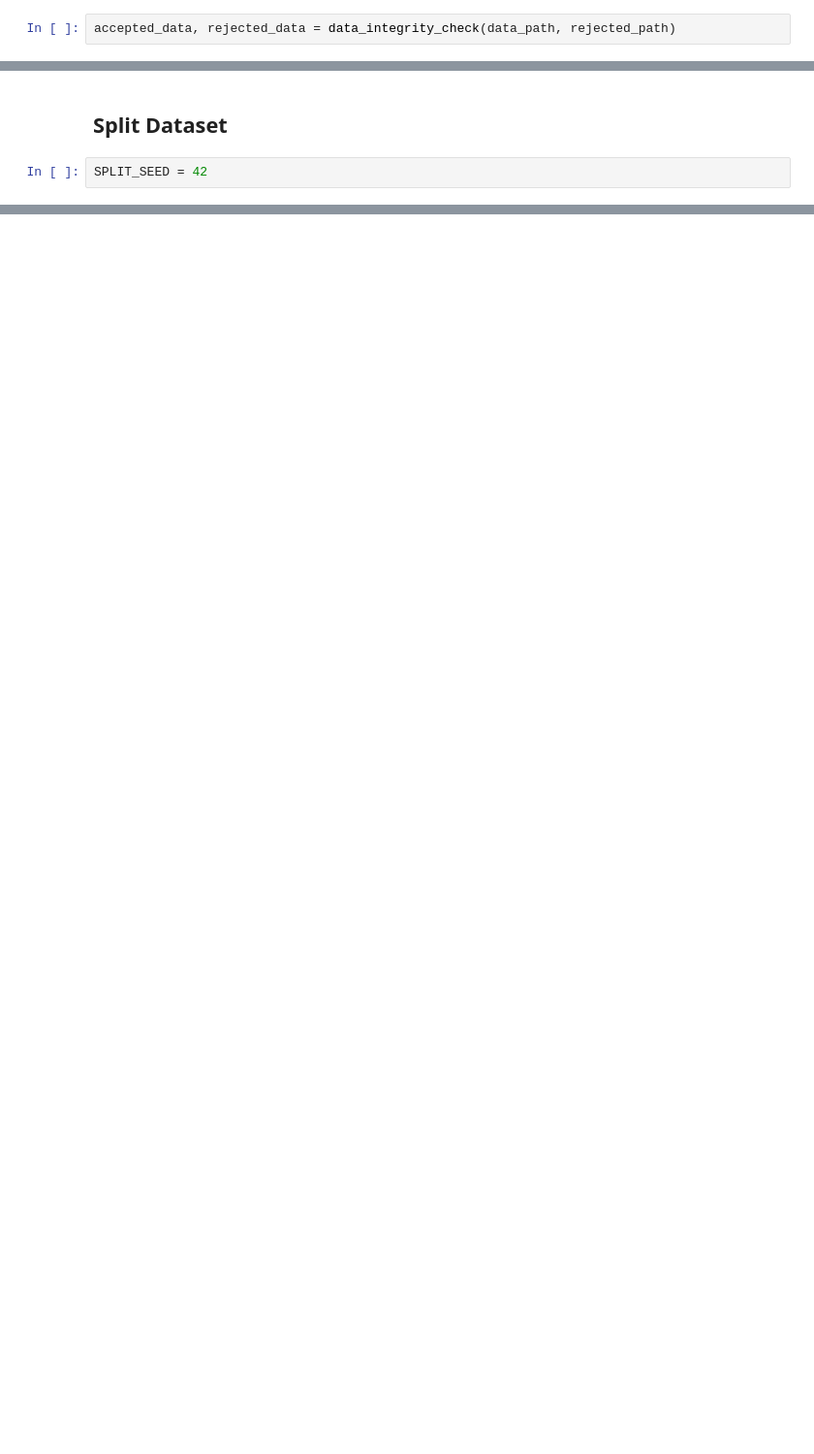
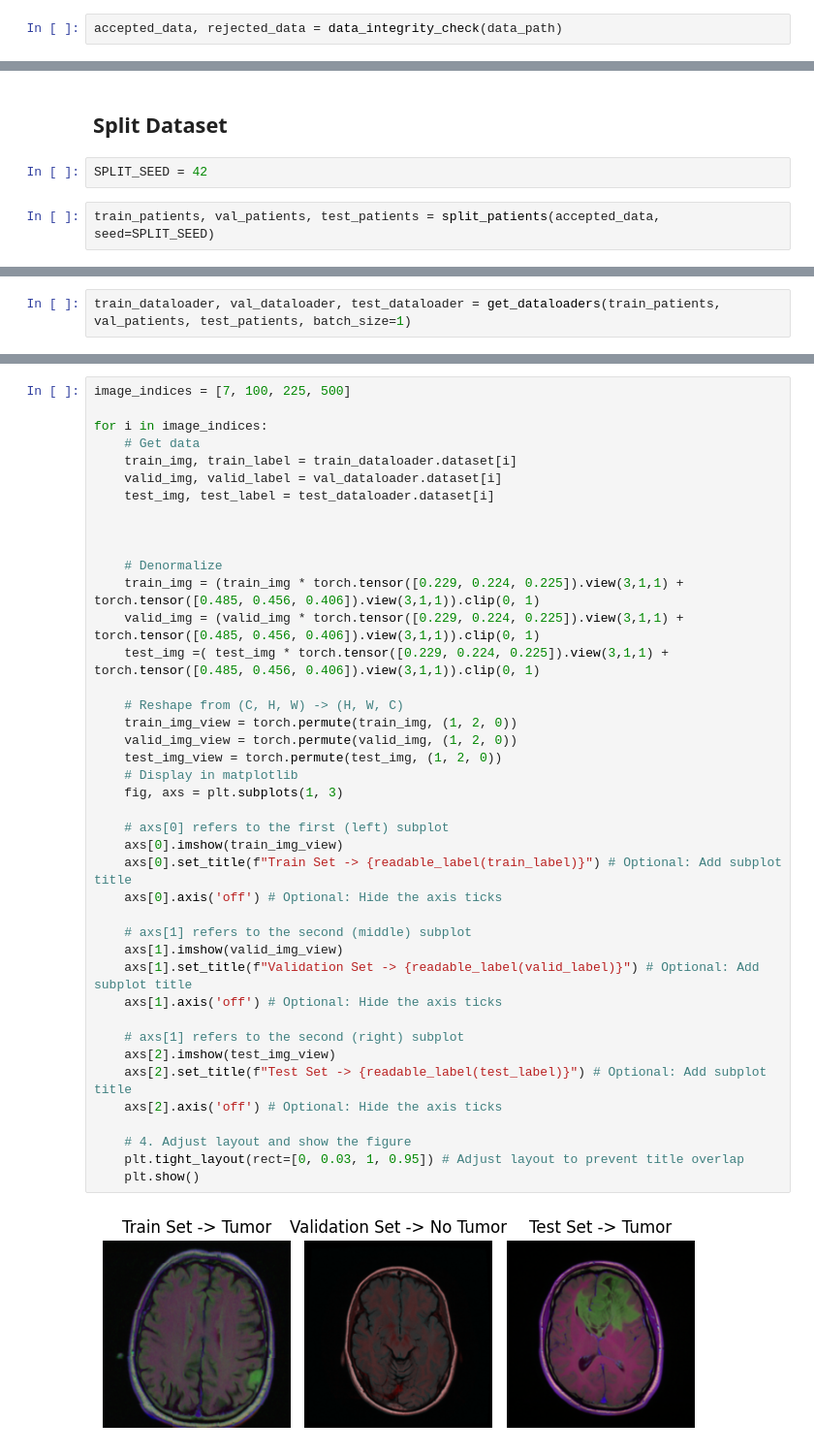
Before and after one commit to CodyMacMLE/BrainTumorMRIClassification, a Jupyter notebook: notebooks/02_data_pipeline.ipynb, the cells around one changed output, grey strips where cells are left out. Shown at 97% size. Cells and saved outputs as stored; diff of their text form; blank space fills up the shorter version.

Commit message:
data exploration for dataloader pipeline

```diff
--- a/notebooks/02_data_pipeline.ipynb
+++ b/notebooks/02_data_pipeline.ipynb
@@ -16,5 +20,5 @@ print(len(glob.glob("../data/raw/lgg-mri-segmentation/kaggle_3m/*")))
 # %% [output]
 112
 # %%
-accepted_data, rejected_data = data_integrity_check(data_path, rejected_path)
+accepted_data, rejected_data = data_integrity_check(data_path)
 # %% [output]
@@ -23,3 +28,5 @@ KeyboardInterrupt:
 ## Split Dataset
 # %%
 SPLIT_SEED = 42
+# %%
+train_patients, val_patients, test_patients = split_patients(accepted_data, seed=SPLIT_SEED)
@@ -25,0 +38,2 @@ SPLIT_SEED = 42
+# %%
+train_dataloader, val_dataloader, test_dataloader = get_dataloaders(train_patients, val_patients, test_patients, batch_size=1)
@@ -25,0 +63,43 @@ SPLIT_SEED = 42
+# %%
+image_indices = [7, 100, 225, 500]
+
+for i in image_indices:
+    # Get data
+    train_img, train_label = train_dataloader.dataset[i]
+    valid_img, valid_label = val_dataloader.dataset[i]
+    test_img, test_label = test_dataloader.dataset[i]
+
+
+
+    # Denormalize
+    train_img = (train_img * torch.tensor([0.229, 0.224, 0.225]).view(3,1,1) + torch.tensor([0.485, 0.456, 0.406]).view(3,1,1)).clip(0, 1)
+    valid_img = (valid_img * torch.tensor([0.229, 0.224, 0.225]).view(3,1,1) + torch.tensor([0.485, 0.456, 0.406]).view(3,1,1)).clip(0, 1)
+    test_img =( test_img * torch.tensor([0.229, 0.224, 0.225]).view(3,1,1) + torch.tensor([0.485, 0.456, 0.406]).view(3,1,1)).clip(0, 1)
+
+    # Reshape from (C, H, W) -> (H, W, C)
+    train_img_view = torch.permute(train_img, (1, 2, 0))
+    valid_img_view = torch.permute(valid_img, (1, 2, 0))
+    test_img_view = torch.permute(test_img, (1, 2, 0))
+    # Display in matplotlib
+    fig, axs = plt.subplots(1, 3)
+
+    # axs[0] refers to the first (left) subplot
+    axs[0].imshow(train_img_view)
+    axs[0].set_title(f"Train Set -> {readable_label(train_label)}") # Optional: Add subplot title
+    axs[0].axis('off') # Optional: Hide the axis ticks
+
+    # axs[1] refers to the second (middle) subplot
+    axs[1].imshow(valid_img_view)
+    axs[1].set_title(f"Validation Set -> {readable_label(valid_label)}") # Optional: Add subplot title
+    axs[1].axis('off') # Optional: Hide the axis ticks
+
+    # axs[1] refers to the second (right) subplot
+    axs[2].imshow(test_img_view)
+    axs[2].set_title(f"Test Set -> {readable_label(test_label)}") # Optional: Add subplot title
+    axs[2].axis('off') # Optional: Hide the axis ticks
+
+    # 4. Adjust layout and show the figure
+    plt.tight_layout(rect=[0, 0.03, 1, 0.95]) # Adjust layout to prevent title overlap
+    plt.show()
+# %% [output]
+[figure, added]
```
Also changed, not shown: parts of 8 cells of this notebook, 1 other file.
